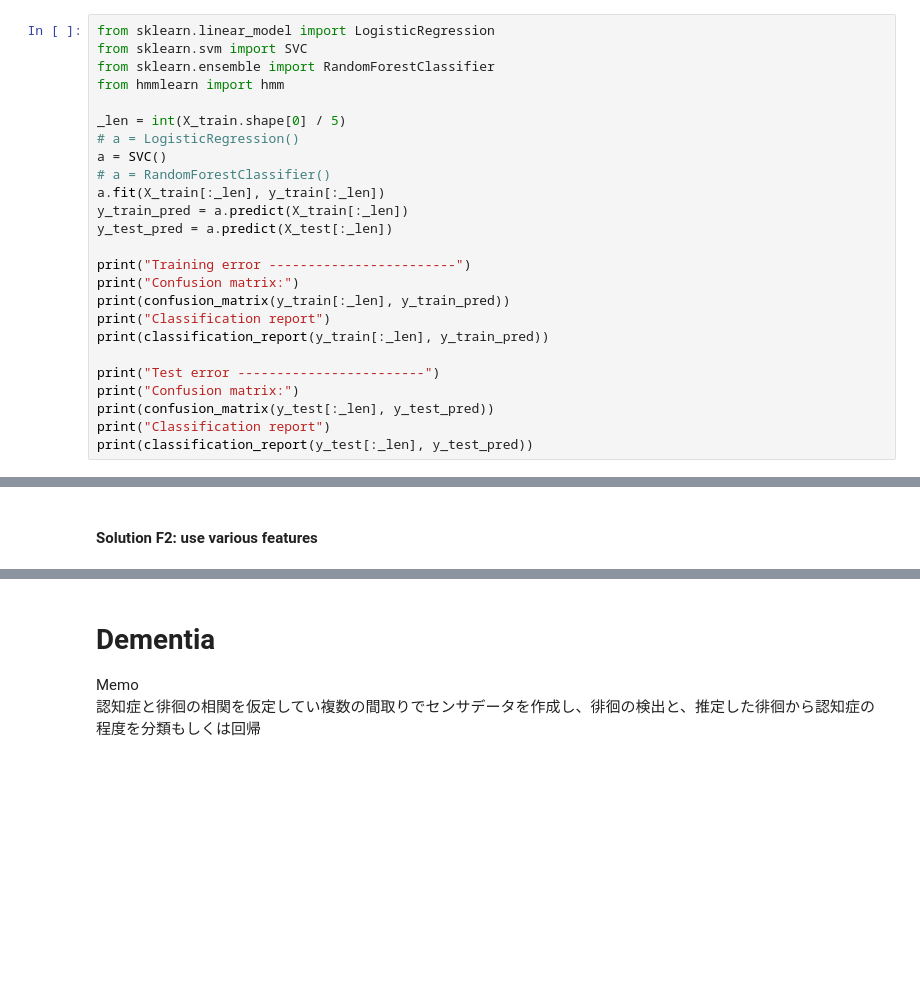
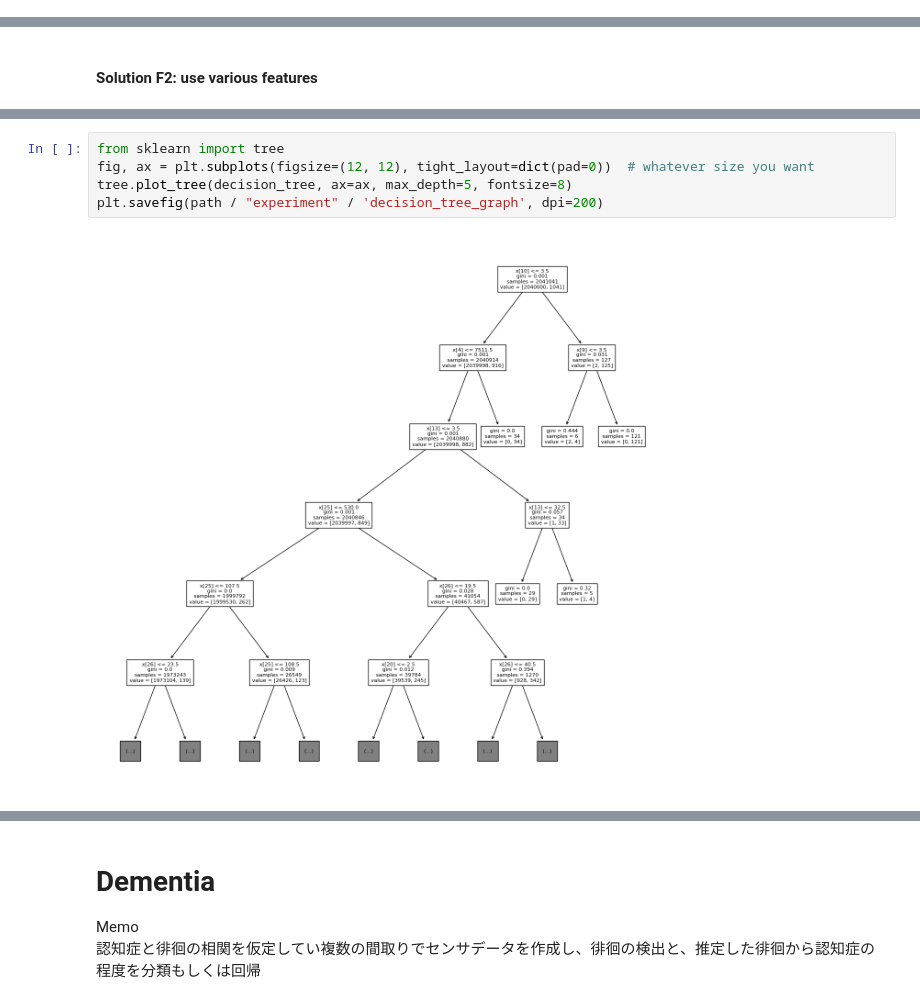
Before and after one commit to tanakai0/SensorDataSimulator, a Jupyter notebook: under_development.ipynb, the cells around one changed output, grey strips where cells are left out. Drawn from its saved outputs; the diff is of its cells as text; blank space fills up the shorter version.

```diff
--- a/under_development.ipynb
+++ b/under_development.ipynb
@@ -2933,25 +2926,0 @@ ValueError: Found input variables with inconsistent numbers of samples: [681041,
-# %%
-from sklearn.linear_model import LogisticRegression
-from sklearn.svm import SVC
-from sklearn.ensemble import RandomForestClassifier
-from hmmlearn import hmm
-
-_len = int(X_train.shape[0] / 5)
-# a = LogisticRegression()
-a = SVC()
-# a = RandomForestClassifier()
-a.fit(X_train[:_len], y_train[:_len])
-y_train_pred = a.predict(X_train[:_len])
-y_test_pred = a.predict(X_test[:_len])
-
-print("Training error ------------------------")
-print("Confusion matrix:")
-print(confusion_matrix(y_train[:_len], y_train_pred))
-print("Classification report")
-print(classification_report(y_train[:_len], y_train_pred))
-
-print("Test error ------------------------")
-print("Confusion matrix:")
-print(confusion_matrix(y_test[:_len], y_test_pred))
-print("Classification report")
-print(classification_report(y_test[:_len], y_test_pred))
@@ -3121,0 +3308,7 @@ len(ngram_features)
+# %%
+from sklearn import tree
+fig, ax = plt.subplots(figsize=(12, 12), tight_layout=dict(pad=0))  # whatever size you want
+tree.plot_tree(decision_tree, ax=ax, max_depth=5, fontsize=8)
+plt.savefig(path / "experiment" / 'decision_tree_graph', dpi=200)
+# %% [output]
+[figure, added]
```
Also changed, not shown: parts of 20 cells of this notebook, 1 other file.
